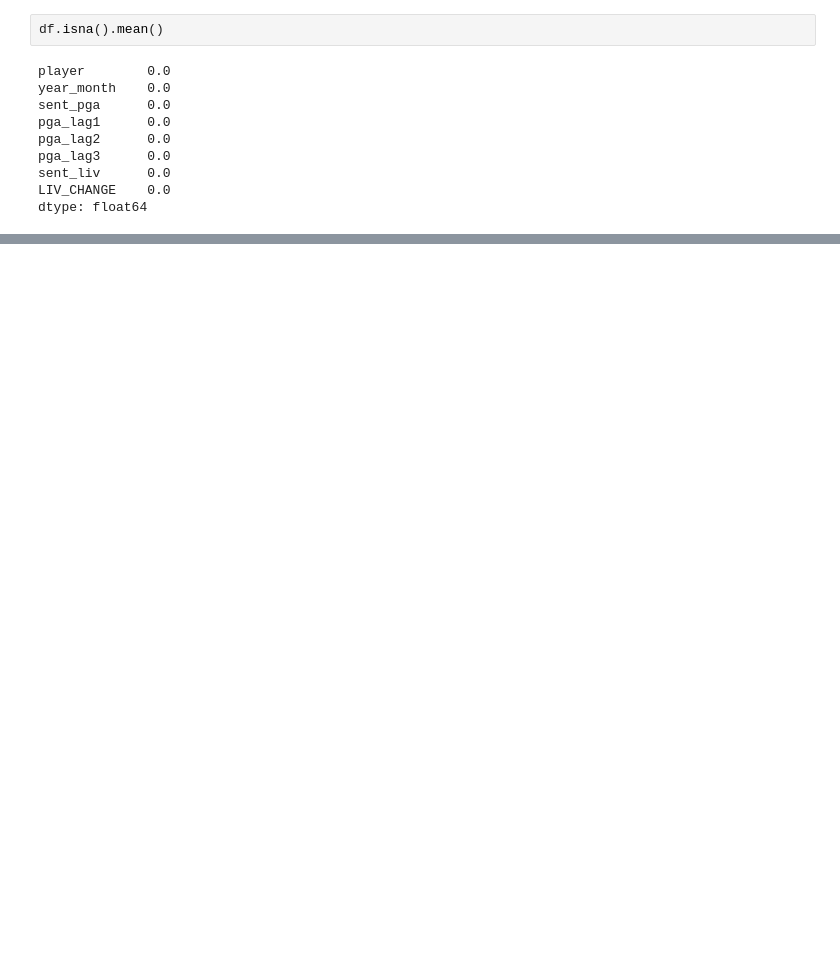
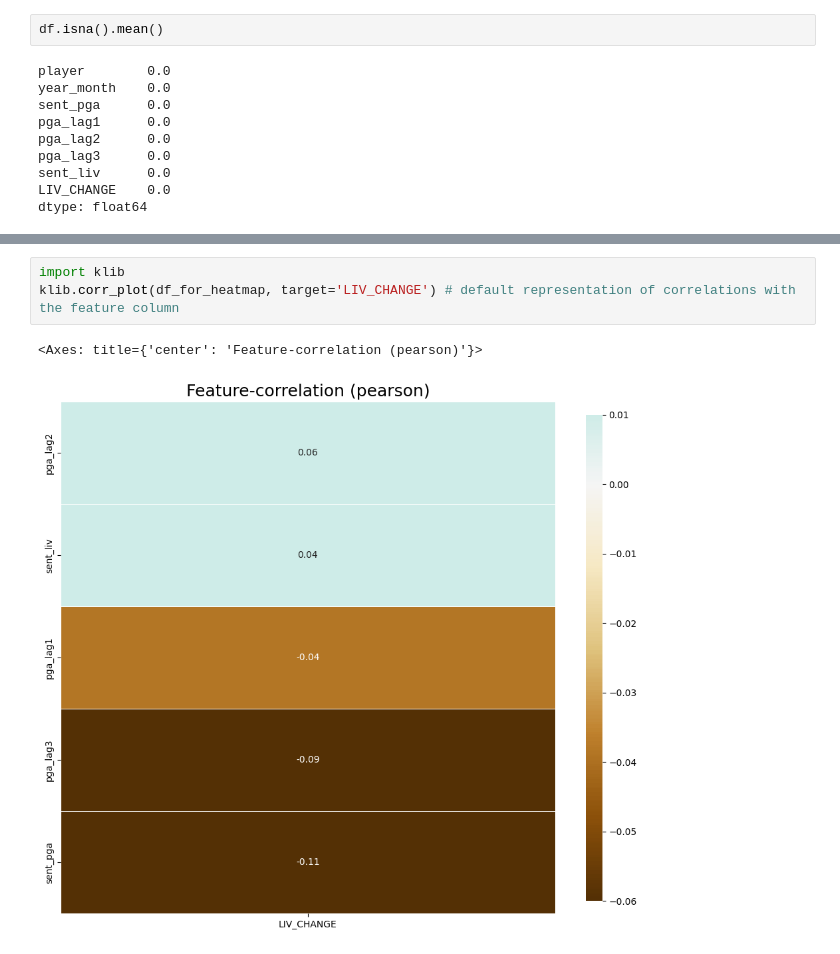
Before and after one commit to mgallon235/pga_liv, a Jupyter notebook: prediction.ipynb, the cells around one changed output, grey strips where cells are left out. Saved outputs shown, nothing was run; the diff lists cells and outputs as text; blank space fills up the shorter version.

```diff
--- a/prediction.ipynb
+++ b/prediction.ipynb
@@ -101,0 +113,6 @@ X_train, X_val, y_train, y_val = train_test_split(df.drop('LIV_CHANGE', axis=1),
+# %%
+import klib
+klib.corr_plot(df_for_heatmap, target='LIV_CHANGE') # default representation of correlations with the feature column
+# %% [output]
+<Axes: title={'center': 'Feature-correlation (pearson)'}>
+[figure, added]
```
Also changed, not shown: parts of 28 cells of this notebook, 3 other files.
